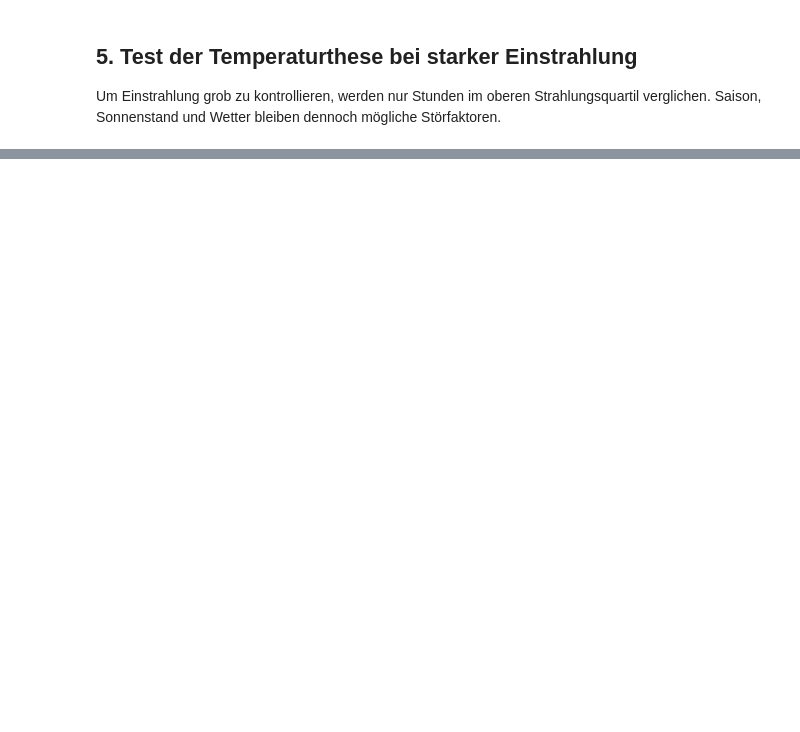
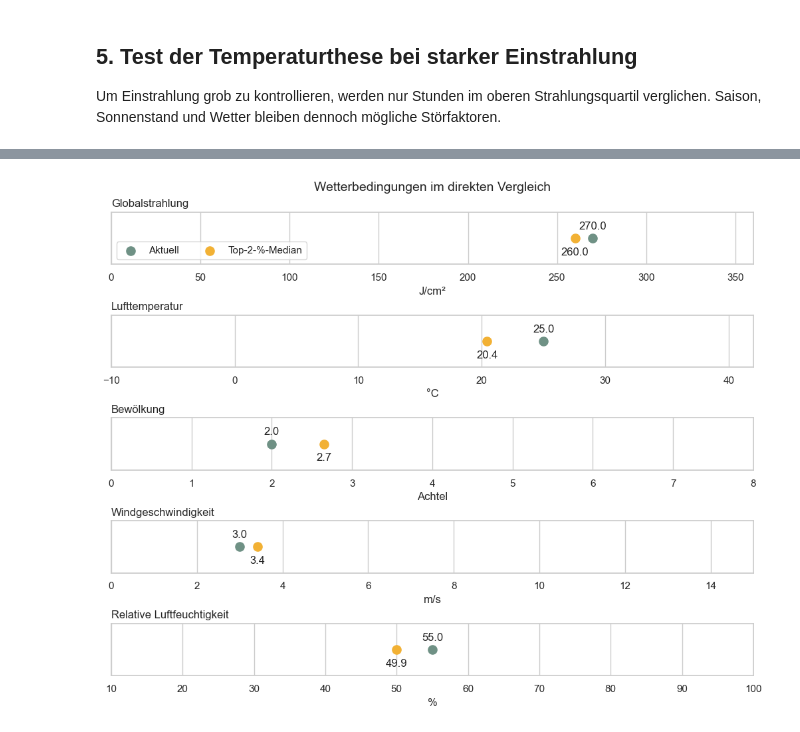
Before and after one commit to MoFrei98/BigDataPhotovoltaikerzeugung, a Jupyter notebook: notebooks/pv_wetter_deutschland.ipynb, the cells around one changed output, grey strips where cells are left out. Saved outputs shown, nothing was run; the diff lists cells and outputs as text; code cells hidden in the pictures; blank space fills up the shorter version.

```diff
--- a/notebooks/pv_wetter_deutschland.ipynb
+++ b/notebooks/pv_wetter_deutschland.ipynb
@@ -355,0 +493,78 @@ display(comparison[["Szenario", "Prognose (%)", "lower_80", "upper_80"]])
+# %%
+top = hourly.nlargest(max(50, int(len(hourly) * .02)), TARGET)
+optimal_defaults = {
+    column: float(top[column].median())
+    for column in [
+        "temperature_c",
+        "relative_humidity_pct",
+        "global_radiation_j_cm2",
+        "cloud_cover_oktas",
+        "wind_speed_m_s",
+    ]
+}
+optimal_scenario = scenario_frame(
+    day=pd.Timestamp("2024-06-21"),
+    radiation=optimal_defaults["global_radiation_j_cm2"],
+    temperature=optimal_defaults["temperature_c"],
+    cloud_cover=optimal_defaults["cloud_cover_oktas"],
+    wind_speed=optimal_defaults["wind_speed_m_s"],
+    humidity=optimal_defaults["relative_humidity_pct"],
+)
+optimal_prediction = predict_yield(bundle, optimal_scenario).iloc[0]
+
+yield_comparison = pd.DataFrame(
+    {
+        "Normierte PV-Erzeugung (%)": [
+            current_prediction["normalized_pv_prediction"] * 100,
+            optimal_prediction["normalized_pv_prediction"] * 100,
+            (
+                current_prediction["normalized_pv_prediction"]
+                - optimal_prediction["normalized_pv_prediction"]
+            )
+            * 100,
+        ]
+    },
+    index=[
+        "Aktuelles Szenario",
+        "Top-2-%-Bedingungen",
+        "Differenz zu den Top-2-%-Bedingungen",
+    ],
+)
+display(yield_comparison.round(2))
+
+condition_specs = [
+    ("Globalstrahlung", "J/cm²", 0, 360, 270.0, optimal_defaults["global_radiation_j_cm2"]),
+    ("Lufttemperatur", "°C", -10, 42, 25.0, optimal_defaults["temperature_c"]),
+    ("Bewölkung", "Achtel", 0, 8, 2.0, optimal_defaults["cloud_cover_oktas"]),
+    ("Windgeschwindigkeit", "m/s", 0, 15, 3.0, optimal_defaults["wind_speed_m_s"]),
+    ("Relative Luftfeuchtigkeit", "%", 10, 100, 55.0, optimal_defaults["relative_humidity_pct"]),
+]
+fig, axes = plt.subplots(len(condition_specs), 1, figsize=(10, 8), constrained_layout=True)
+for index, (label, unit, minimum, maximum, current_value, optimal_value) in enumerate(
+    condition_specs
+):
+    axis = axes[index]
+    axis.scatter(current_value, 0, s=90, color="#6F9185", label="Aktuell")
+    axis.scatter(optimal_value, 0, s=90, color="#F2B134", label="Top-2-%-Median")
+    axis.set_xlim(minimum, maximum)
+    axis.set_yticks([])
+    axis.set_xlabel(unit)
+    axis.set_title(label, loc="left")
+    axis.annotate(
+        f"{current_value:.1f}",
+        (current_value, 0),
+        xytext=(0, 10),
+        textcoords="offset points",
+        ha="center",
+    )
+    axis.annotate(
+        f"{optimal_value:.1f}",
+        (optimal_value, 0),
+        xytext=(0, -18),
+        textcoords="offset points",
+        ha="center",
+    )
+axes[0].legend(loc="lower left", ncol=2)
+fig.suptitle("Wetterbedingungen im direkten Vergleich", fontsize=14)
+plt.show()
+# %% [output]
@@ -356,3 +575,4 @@ display(comparison[["Szenario", "Prognose (%)", "lower_80", "upper_80"]])
+[figure, added]
 # %% [markdown]
 ## 10. Fazit und Grenzen
 
```
Also changed, not shown: parts of 23 cells of this notebook, 1 other file.
